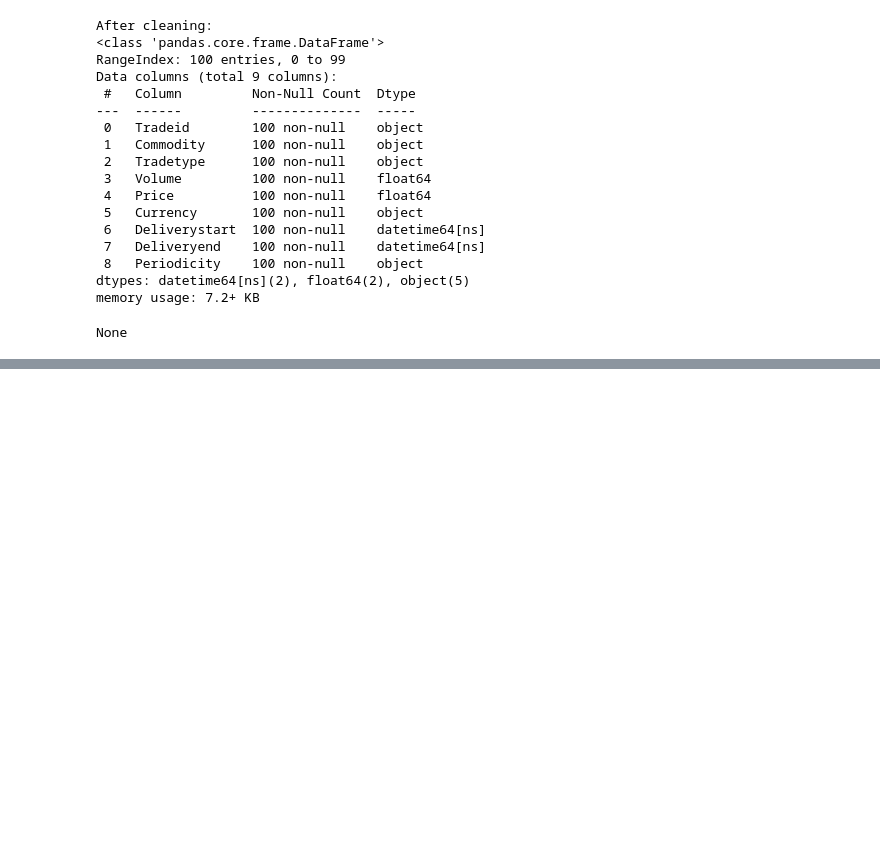
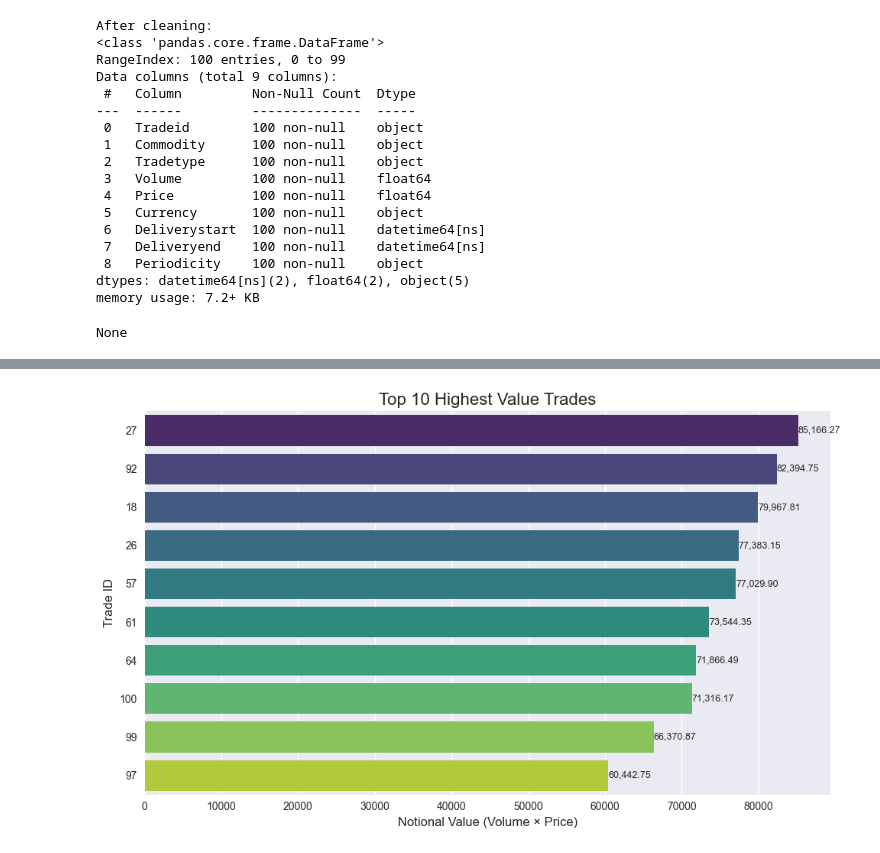
Before and after one commit to yuvarajamineni/etrm-data-analysis, a Jupyter notebook: ETRM_Data_Analysis.ipynb, the cells around one changed output, grey strips where cells are left out. Drawn from its saved outputs; the diff is of its cells as text; code cells hidden in the pictures; blank space fills up the shorter version.

```diff
--- a/ETRM_Data_Analysis.ipynb
+++ b/ETRM_Data_Analysis.ipynb
@@ -328,0 +351,29 @@ plt.show()
+# %%
+# 8.7 Top 10 Highest Value Trades
+
+# Sort and take top 10
+top_trades = all_df.sort_values(by='Notional', ascending=False).head(10).copy()
+
+# Plot horizontal bar chart
+plt.figure(figsize=(10,6))
+sns.barplot(
+    data=top_trades,
+    x='Notional',
+    y='Tradeid',
+    hue='Tradeid',
+    palette='viridis',
+    legend=False
+)
+
+plt.title("Top 10 Highest Value Trades", fontsize=16)
+plt.xlabel("Notional Value (Volume × Price)", fontsize=12)
+plt.ylabel("Trade ID", fontsize=12)
+
+# Add value labels directly on bars
+for index, value in enumerate(top_trades['Notional']):
+    plt.text(value, index, f'{value:,.2f}', va='center', fontsize=9)
+
+plt.tight_layout()
+plt.show()
+# %% [output]
+[figure, added]
```
Also changed, not shown: parts of 10 cells of this notebook.
